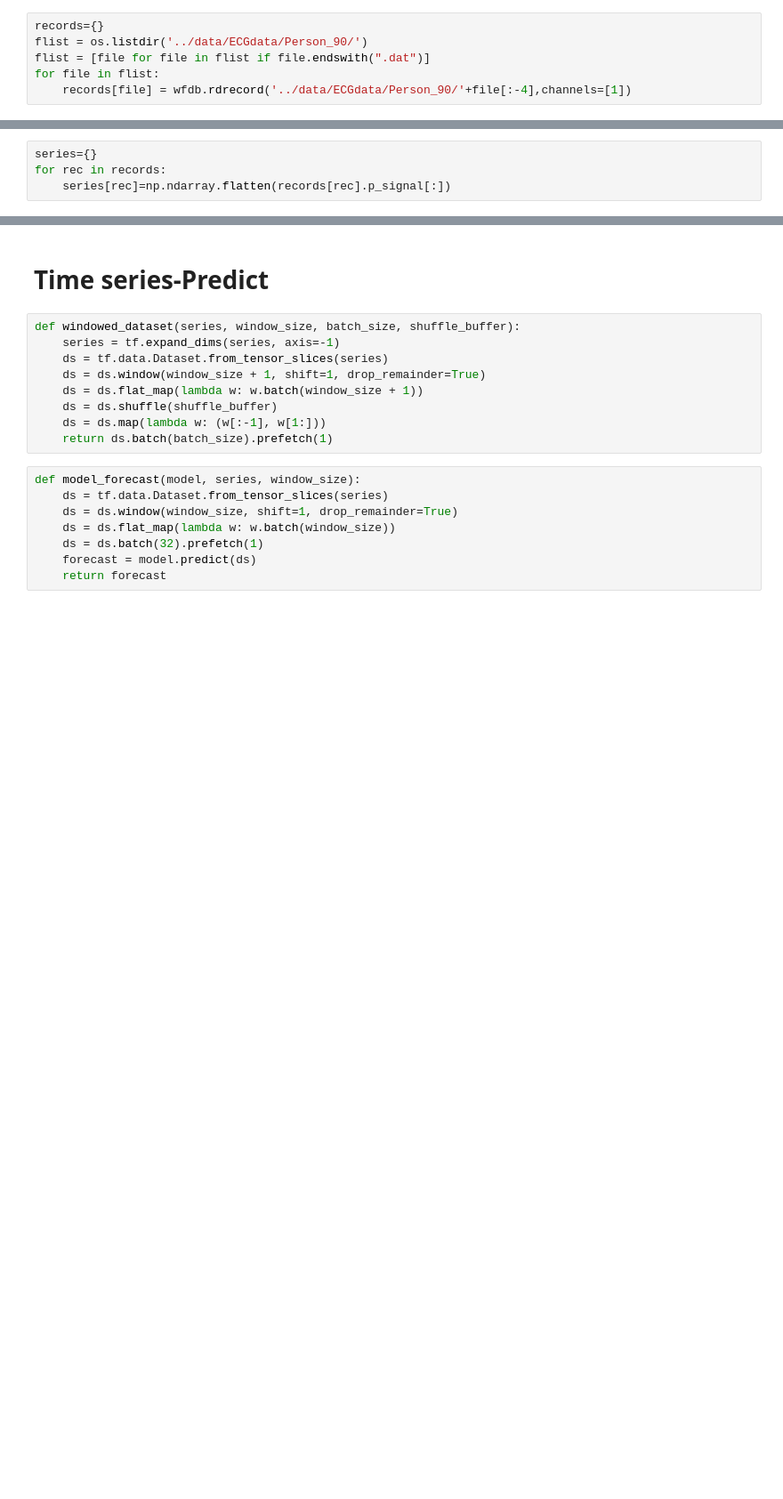
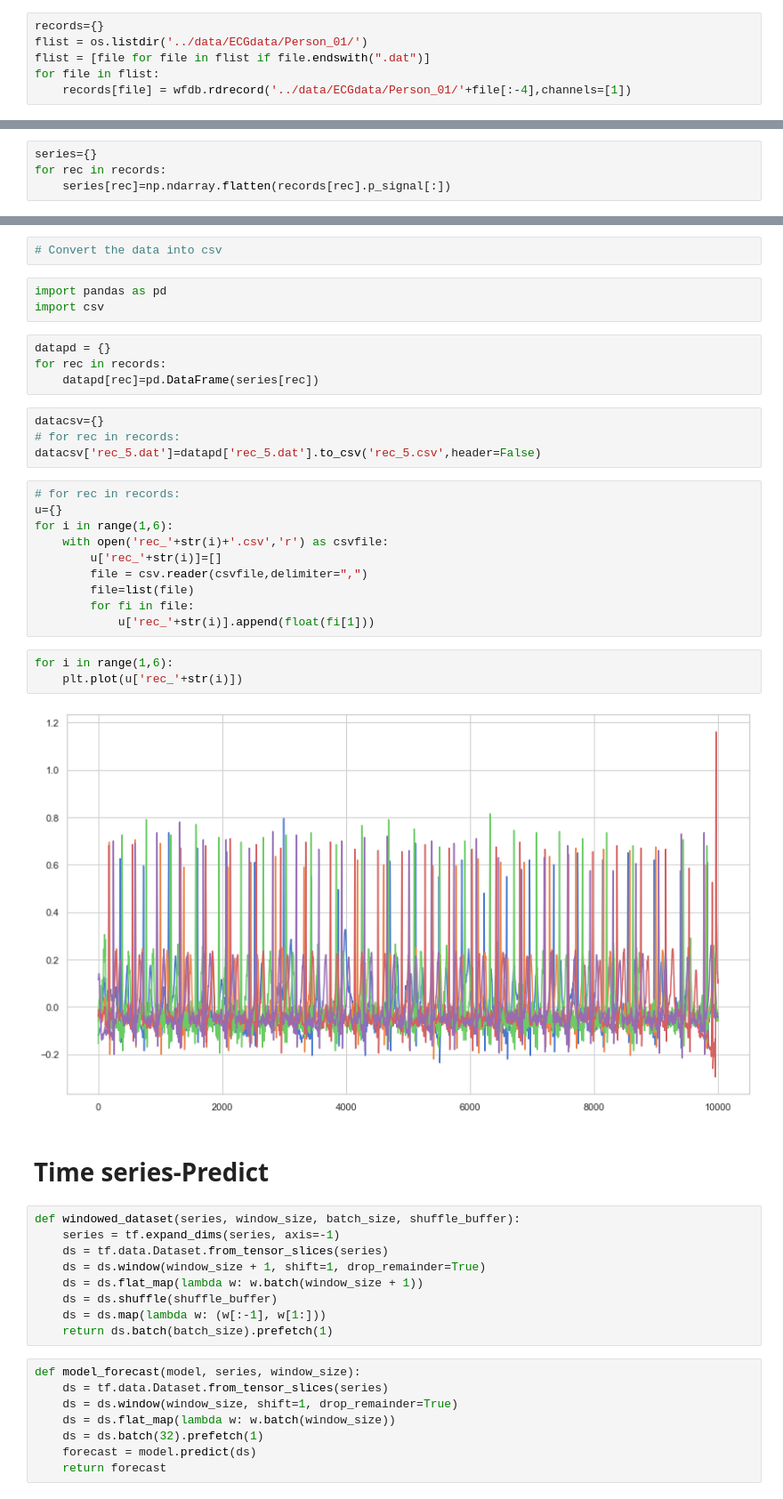
Before and after one commit to kulkarnisp/iMed, a Jupyter notebook: ipynb samples/LSTM_APPROACH_LATEST.ipynb, the cells around one changed output, grey strips where cells are left out. Shown at 89% size. Saved outputs shown, nothing was run; the diff lists cells and outputs as text; blank space fills up the shorter version.

```diff
--- a/ipynb samples/LSTM_APPROACH_LATEST.ipynb
+++ b/ipynb samples/LSTM_APPROACH_LATEST.ipynb
@@ -34,10 +35,10 @@ flist = os.listdir('../data/ECGdata/Person_90/')
 flist = [file for file in flist if file.endswith('.dat')]
 # %%
 records={}
-flist = os.listdir('../data/ECGdata/Person_90/')
+flist = os.listdir('../data/ECGdata/Person_01/')
 flist = [file for file in flist if file.endswith(".dat")]
 for file in flist:
-    records[file] = wfdb.rdrecord('../data/ECGdata/Person_90/'+file[:-4],channels=[1])
+    records[file] = wfdb.rdrecord('../data/ECGdata/Person_01/'+file[:-4],channels=[1])
 # %%
 records
 # %% [output]
@@ -55,3 +69,31 @@ plt.plot(series['rec_1.dat'][5000:])
+# %%
+# Convert the data into csv
+# %%
+import pandas as pd
+import csv
+# %%
+datapd = {}
+for rec in records:
+    datapd[rec]=pd.DataFrame(series[rec])
+# %%
+datacsv={}
+# for rec in records:
+datacsv['rec_5.dat']=datapd['rec_5.dat'].to_csv('rec_5.csv',header=False)
+# %%
+# for rec in records:
+u={}
+for i in range(1,6):
+    with open('rec_'+str(i)+'.csv','r') as csvfile:
+        u['rec_'+str(i)]=[]
+        file = csv.reader(csvfile,delimiter=",")
+        file=list(file)
+        for fi in file:
+            u['rec_'+str(i)].append(float(fi[1]))
+# %%
+for i in range(1,6):
+    plt.plot(u['rec_'+str(i)])
+# %% [output]
+[figure, added]
 # %% [markdown]
 # Time series-Predict
 # %%
```
Also changed, not shown: parts of 119 cells of this notebook, 13 other files.
